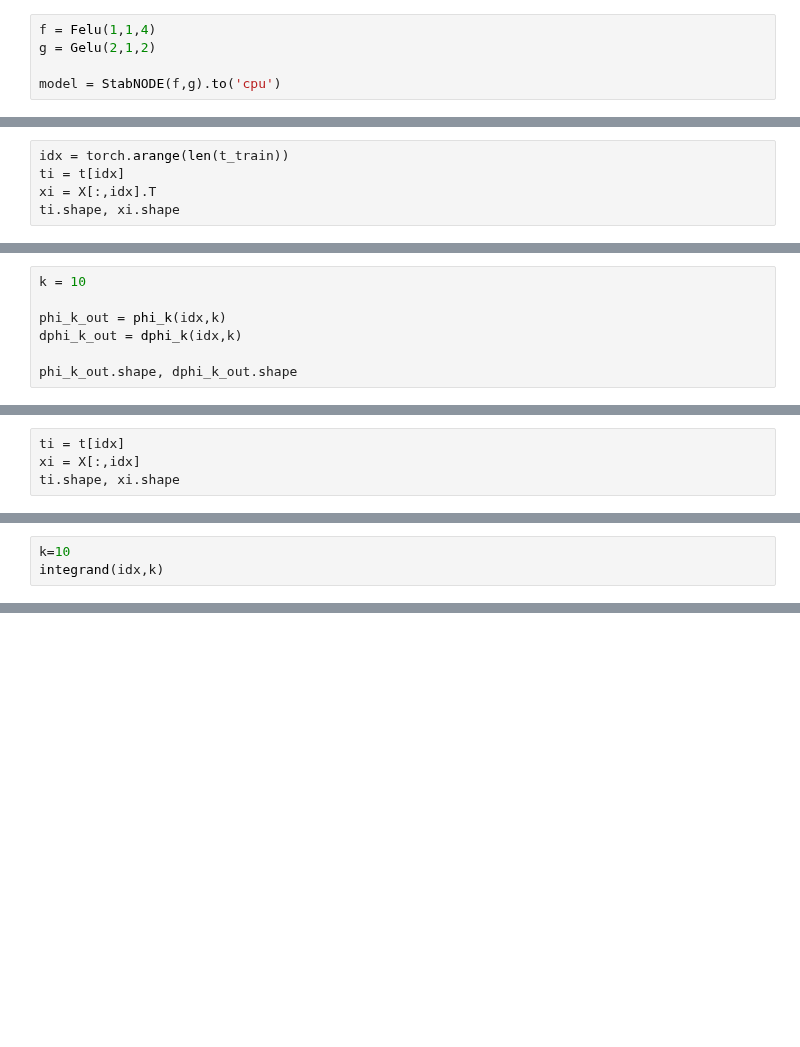
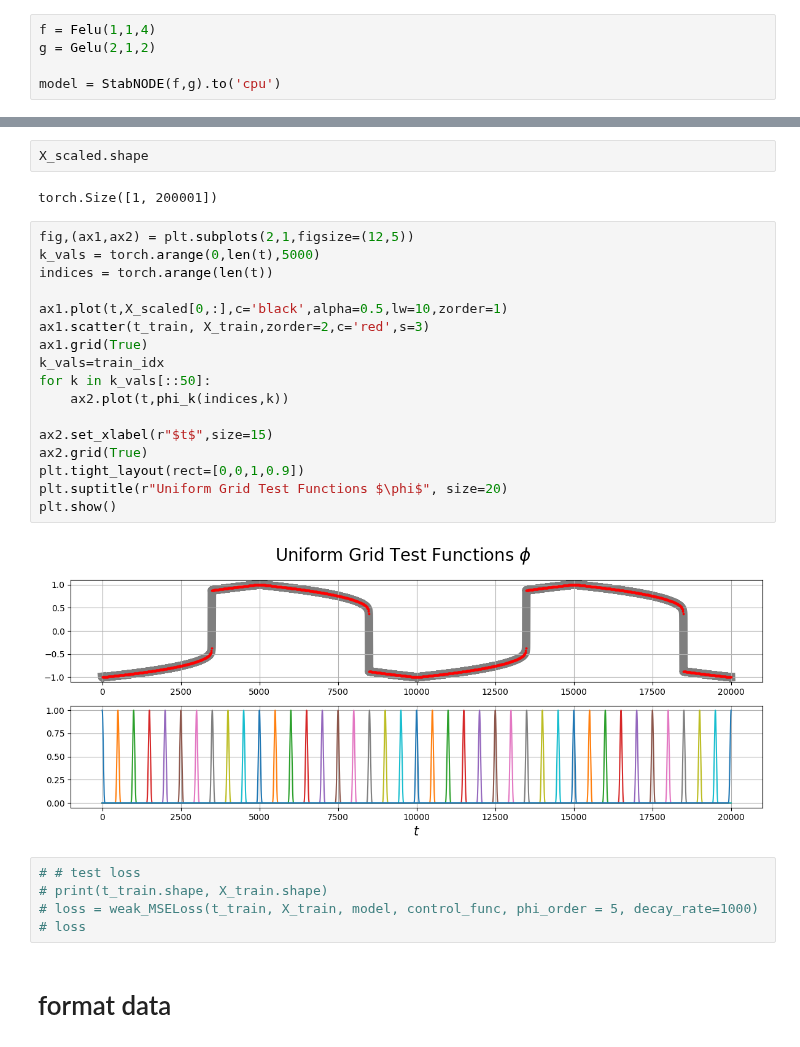
Before and after one commit to MalachiteWind/stable_node_control, a Jupyter notebook: notebooks/weak-form/weak_formulation.ipynb, the cells around one changed output, grey strips where cells are left out. Drawn from its saved outputs; the diff is of its cells as text; blank space fills up the shorter version.

```diff
--- a/notebooks/weak-form/weak_formulation.ipynb
+++ b/notebooks/weak-form/weak_formulation.ipynb
@@ -325,5 +182,0 @@ loss = weak_MSELoss(t_train, X_train, model, control_func, phi_order = 5, decay_
-# %%
-idx = torch.arange(len(t_train))
-ti = t[idx]
-xi = X[:,idx].T
-ti.shape, xi.shape
@@ -337,7 +182,0 @@ torch.Size([1001, 1])
-# %%
-k = 10
-
-phi_k_out = phi_k(idx,k)
-dphi_k_out = dphi_k(idx,k)
-
-phi_k_out.shape, dphi_k_out.shape
@@ -403,4 +182,0 @@ t[idx].shape, X[:,idx].shape
-# %%
-ti = t[idx]
-xi = X[:,idx]
-ti.shape, xi.shape
@@ -413,3 +182,0 @@ torch.Size([100001, 1])
-# %%
-k=10
-integrand(idx,k)
@@ -417,0 +245,30 @@ Error:
+# %%
+X_scaled.shape
+# %% [output]
+torch.Size([1, 200001])
+# %%
+fig,(ax1,ax2) = plt.subplots(2,1,figsize=(12,5))
+k_vals = torch.arange(0,len(t),5000)
+indices = torch.arange(len(t))
+
+ax1.plot(t,X_scaled[0,:],c='black',alpha=0.5,lw=10,zorder=1)
+ax1.scatter(t_train, X_train,zorder=2,c='red',s=3)
+ax1.grid(True)
+k_vals=train_idx
+for k in k_vals[::50]:
+    ax2.plot(t,phi_k(indices,k))
+
+ax2.set_xlabel(r"$t$",size=15)
+ax2.grid(True)
+plt.tight_layout(rect=[0,0,1,0.9])
+plt.suptitle(r"Uniform Grid Test Functions $\phi$", size=20)
+plt.show()
+# %% [output]
+[figure, added]
+# %%
+# # test loss
+# print(t_train.shape, X_train.shape)
+# loss = weak_MSELoss(t_train, X_train, model, control_func, phi_order = 5, decay_rate=1000)
+# loss
+# %% [markdown]
+# format data
```
Also changed, not shown: parts of 58 cells of this notebook.
